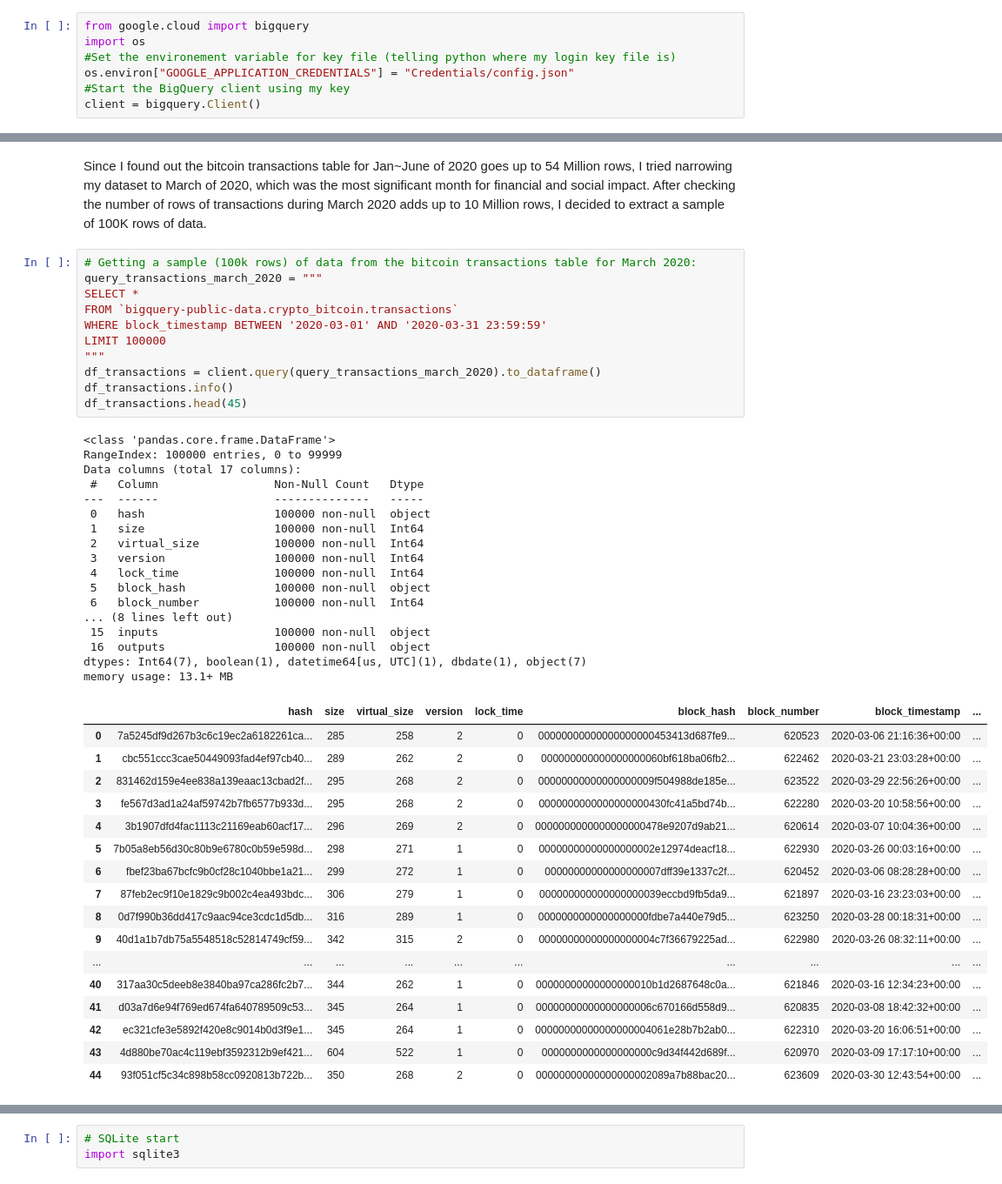
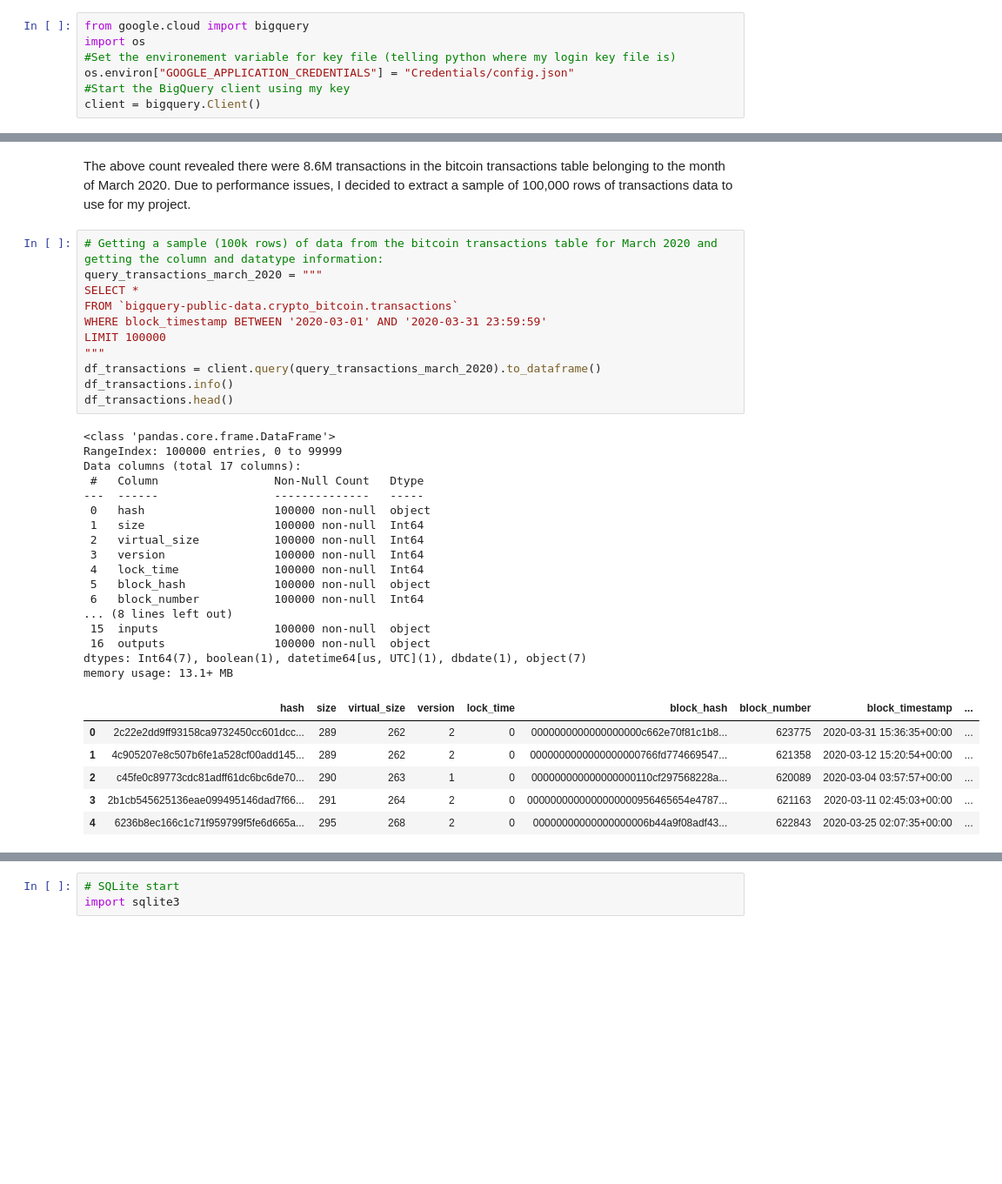
Before and after one commit to happybathtowel/CAPSTONE_PROJECT, a Jupyter notebook: BTC_Blockchain&WorldEvents_Analysis.ipynb, the cells around one changed output, grey strips where cells are left out. Shown at 87% size. Drawn from its saved outputs; the diff is of its cells as text; blank space fills up the shorter version.

Commit message:
updated data dictionary in README and added markdowns to code

```diff
--- a/BTC_Blockchain&WorldEvents_Analysis.ipynb
+++ b/BTC_Blockchain&WorldEvents_Analysis.ipynb
@@ -98,48 +94,37 @@ print(df_row_count)
 # %% [markdown]
-Since I found out the bitcoin transactions table for Jan~June of 2020 goes up to 54 Million rows, I tried narrowing my dataset to March of 2020, which was the most significant month for financial and social impact. After checking the number of rows of transactions during March 2020 adds up to 10 Million rows, I decided to extract a sample of 100K rows of data.
+The above count revealed there were 8.6M transactions in the bitcoin transactions table belonging to the month of March 2020. Due to performance issues, I decided to extract a sample of 100,000 rows of transactions data to use for my project.
 # %%
-# Getting a sample (100k rows) of data from the bitcoin transactions table for March 2020:
+# Getting a sample (100k rows) of data from the bitcoin transactions table for March 2020 and getting the column and datatype information:
 query_transactions_march_2020 = """
 SELECT *
 FROM `bigquery-public-data.crypto_bitcoin.transactions`
 WHERE block_timestamp BETWEEN '2020-03-01' AND '2020-03-31 23:59:59'
 LIMIT 100000
 """
 df_transactions = client.query(query_transactions_march_2020).to_dataframe()
 df_transactions.info()
-df_transactions.head(45)
+df_transactions.head()
 # %% [output]
 <class 'pandas.core.frame.DataFrame'>
 RangeIndex: 100000 entries, 0 to 99999
 Data columns (total 17 columns):
  #   Column                 Non-Null Count   Dtype
 ---  ------                 --------------   -----
  0   hash                   100000 non-null  object
  1   size                   100000 non-null  Int64
  2   virtual_size           100000 non-null  Int64
  3   version                100000 non-null  Int64
  4   lock_time              100000 non-null  Int64
  5   block_hash             100000 non-null  object
  6   block_number           100000 non-null  Int64
 ... (8 lines left out)
  15  inputs                 100000 non-null  object
  16  outputs                100000 non-null  object
 dtypes: Int64(7), boolean(1), datetime64[us, UTC](1), dbdate(1), object(7)
 memory usage: 13.1+ MB
 |  | hash | size | virtual_size | version | lock_time | block_hash | block_number | block_timestamp | ... |
-| 0 | 7a5245df9d267b3c6c19ec2a6182261ca... | 285 | 258 | 2 | 0 | 00000000000000000000453413d687fe9... | 620523 | 2020-03-06 21:16:36+00:00 | ... |
-| 1 | cbc551ccc3cae50449093fad4ef97cb40... | 289 | 262 | 2 | 0 | 000000000000000000060bf618ba06fb2... | 622462 | 2020-03-21 23:03:28+00:00 | ... |
-| 2 | 831462d159e4ee838a139eaac13cbad2f... | 295 | 268 | 2 | 0 | 00000000000000000009f504988de185e... | 623522 | 2020-03-29 22:56:26+00:00 | ... |
-| 3 | fe567d3ad1a24af59742b7fb6577b933d... | 295 | 268 | 2 | 0 | 0000000000000000000430fc41a5bd74b... | 622280 | 2020-03-20 10:58:56+00:00 | ... |
-| 4 | 3b1907dfd4fac1113c21169eab60acf17... | 296 | 269 | 2 | 0 | 0000000000000000000478e9207d9ab21... | 620614 | 2020-03-07 10:04:36+00:00 | ... |
-| 5 | 7b05a8eb56d30c80b9e6780c0b59e598d... | 298 | 271 | 1 | 0 | 00000000000000000002e12974deacf18... | 622930 | 2020-03-26 00:03:16+00:00 | ... |
-| 6 | fbef23ba67bcfc9b0cf28c1040bbe1a21... | 299 | 272 | 1 | 0 | 00000000000000000007dff39e1337c2f... | 620452 | 2020-03-06 08:28:28+00:00 | ... |
-| 7 | 87feb2ec9f10e1829c9b002c4ea493bdc... | 306 | 279 | 1 | 0 | 000000000000000000039eccbd9fb5da9... | 621897 | 2020-03-16 23:23:03+00:00 | ... |
-| 8 | 0d7f990b36dd417c9aac94ce3cdc1d5db... | 316 | 289 | 1 | 0 | 0000000000000000000fdbe7a440e79d5... | 623250 | 2020-03-28 00:18:31+00:00 | ... |
-| 9 | 40d1a1b7db75a5548518c52814749cf59... | 342 | 315 | 2 | 0 | 00000000000000000004c7f36679225ad... | 622980 | 2020-03-26 08:32:11+00:00 | ... |
-| ... | ... | ... | ... | ... | ... | ... | ... | ... | ... |
-| 40 | 317aa30c5deeb8e3840ba97ca286fc2b7... | 344 | 262 | 1 | 0 | 00000000000000000010b1d2687648c0a... | 621846 | 2020-03-16 12:34:23+00:00 | ... |
-| 41 | d03a7d6e94f769ed674fa640789509c53... | 345 | 264 | 1 | 0 | 00000000000000000006c670166d558d9... | 620835 | 2020-03-08 18:42:32+00:00 | ... |
-| 42 | ec321cfe3e5892f420e8c9014b0d3f9e1... | 345 | 264 | 1 | 0 | 00000000000000000004061e28b7b2ab0... | 622310 | 2020-03-20 16:06:51+00:00 | ... |
-| 43 | 4d880be70ac4c119ebf3592312b9ef421... | 604 | 522 | 1 | 0 | 0000000000000000000c9d34f442d689f... | 620970 | 2020-03-09 17:17:10+00:00 | ... |
-| 44 | 93f051cf5c34c898b58cc0920813b722b... | 350 | 268 | 2 | 0 | 00000000000000000002089a7b88bac20... | 623609 | 2020-03-30 12:43:54+00:00 | ... |
+| 0 | 2c22e2dd9ff93158ca9732450cc601dcc... | 289 | 262 | 2 | 0 | 0000000000000000000c662e70f81c1b8... | 623775 | 2020-03-31 15:36:35+00:00 | ... |
+| 1 | 4c905207e8c507b6fe1a528cf00add145... | 289 | 262 | 2 | 0 | 0000000000000000000766fd774669547... | 621358 | 2020-03-12 15:20:54+00:00 | ... |
+| 2 | c45fe0c89773cdc81adff61dc6bc6de70... | 290 | 263 | 1 | 0 | 000000000000000000110cf297568228a... | 620089 | 2020-03-04 03:57:57+00:00 | ... |
+| 3 | 2b1cb545625136eae099495146dad7f66... | 291 | 264 | 2 | 0 | 0000000000000000000956465654e4787... | 621163 | 2020-03-11 02:45:03+00:00 | ... |
+| 4 | 6236b8ec166c1c71f959799f5fe6d665a... | 295 | 268 | 2 | 0 | 00000000000000000006b44a9f08adf43... | 622843 | 2020-03-25 02:07:35+00:00 | ... |
```
Also changed, not shown: parts of 21 cells of this notebook, 1 other file.
